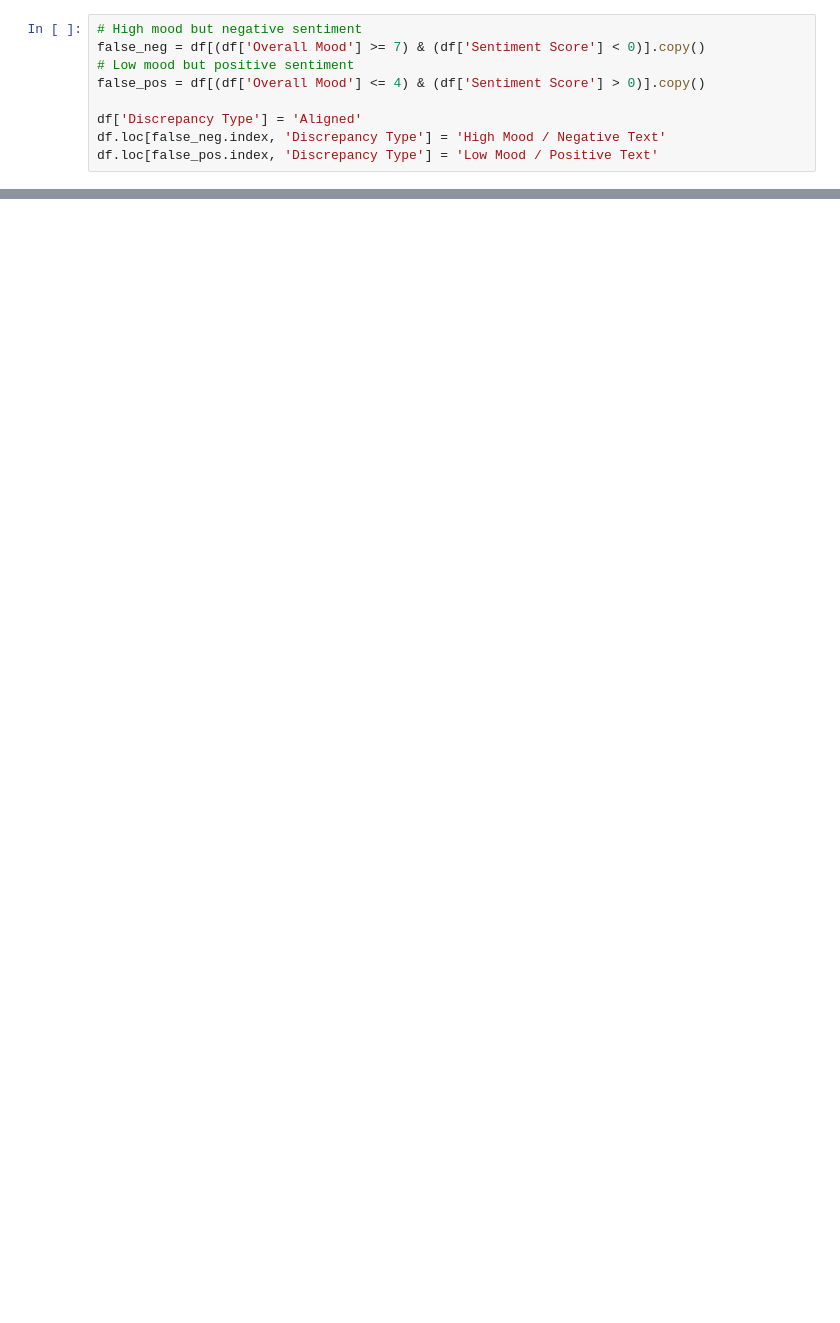
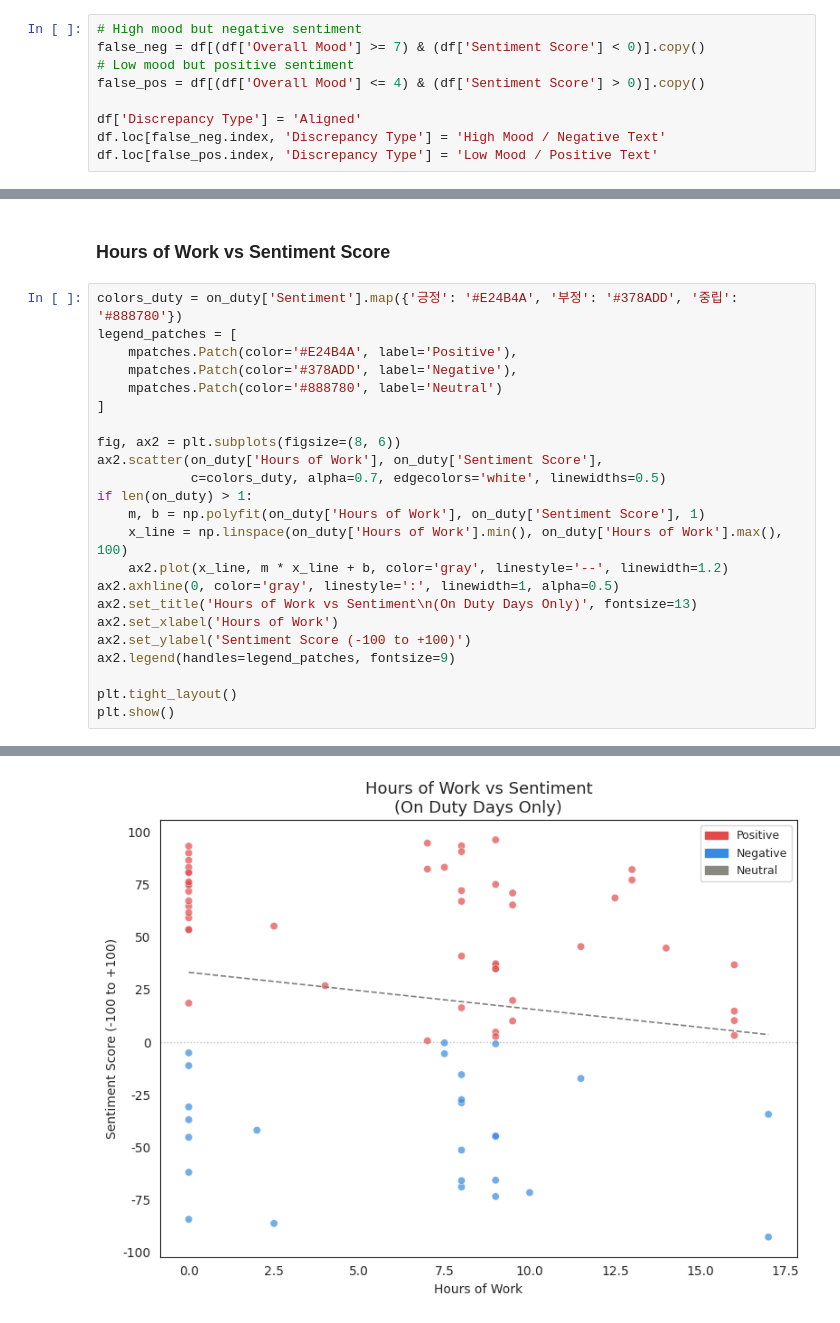
Before and after one commit to jaeho0726/Sentiment-Analysis, a Jupyter notebook: Sentiment_Analysis.ipynb, the cells around one changed output, grey strips where cells are left out. Cells and saved outputs as stored; diff of their text form; blank space fills up the shorter version.

```diff
--- a/Sentiment_Analysis.ipynb
+++ b/Sentiment_Analysis.ipynb
@@ -328,0 +376,26 @@ ax5.set_ylabel('Sentiment Score (-100 to +100)')
+# %% [markdown]
+### Hours of Work vs Sentiment Score ###
+# %%
+colors_duty = on_duty['Sentiment'].map({'긍정': '#E24B4A', '부정': '#378ADD', '중립': '#888780'})
+legend_patches = [
+    mpatches.Patch(color='#E24B4A', label='Positive'),
+    mpatches.Patch(color='#378ADD', label='Negative'),
+    mpatches.Patch(color='#888780', label='Neutral')
+]
+
+fig, ax2 = plt.subplots(figsize=(8, 6))
+ax2.scatter(on_duty['Hours of Work'], on_duty['Sentiment Score'],
+            c=colors_duty, alpha=0.7, edgecolors='white', linewidths=0.5)
+if len(on_duty) > 1:
+    m, b = np.polyfit(on_duty['Hours of Work'], on_duty['Sentiment Score'], 1)
+    x_line = np.linspace(on_duty['Hours of Work'].min(), on_duty['Hours of Work'].max(), 100)
+    ax2.plot(x_line, m * x_line + b, color='gray', linestyle='--', linewidth=1.2)
+ax2.axhline(0, color='gray', linestyle=':', linewidth=1, alpha=0.5)
+ax2.set_title('Hours of Work vs Sentiment\n(On Duty Days Only)', fontsize=13)
+ax2.set_xlabel('Hours of Work')
+ax2.set_ylabel('Sentiment Score (-100 to +100)')
+ax2.legend(handles=legend_patches, fontsize=9)
+
+plt.tight_layout()
+plt.show()
+# %% [output]
@@ -328,0 +419 @@ ax5.set_ylabel('Sentiment Score (-100 to +100)')
+[figure, added]
```
Also changed, not shown: parts of 32 cells of this notebook.
